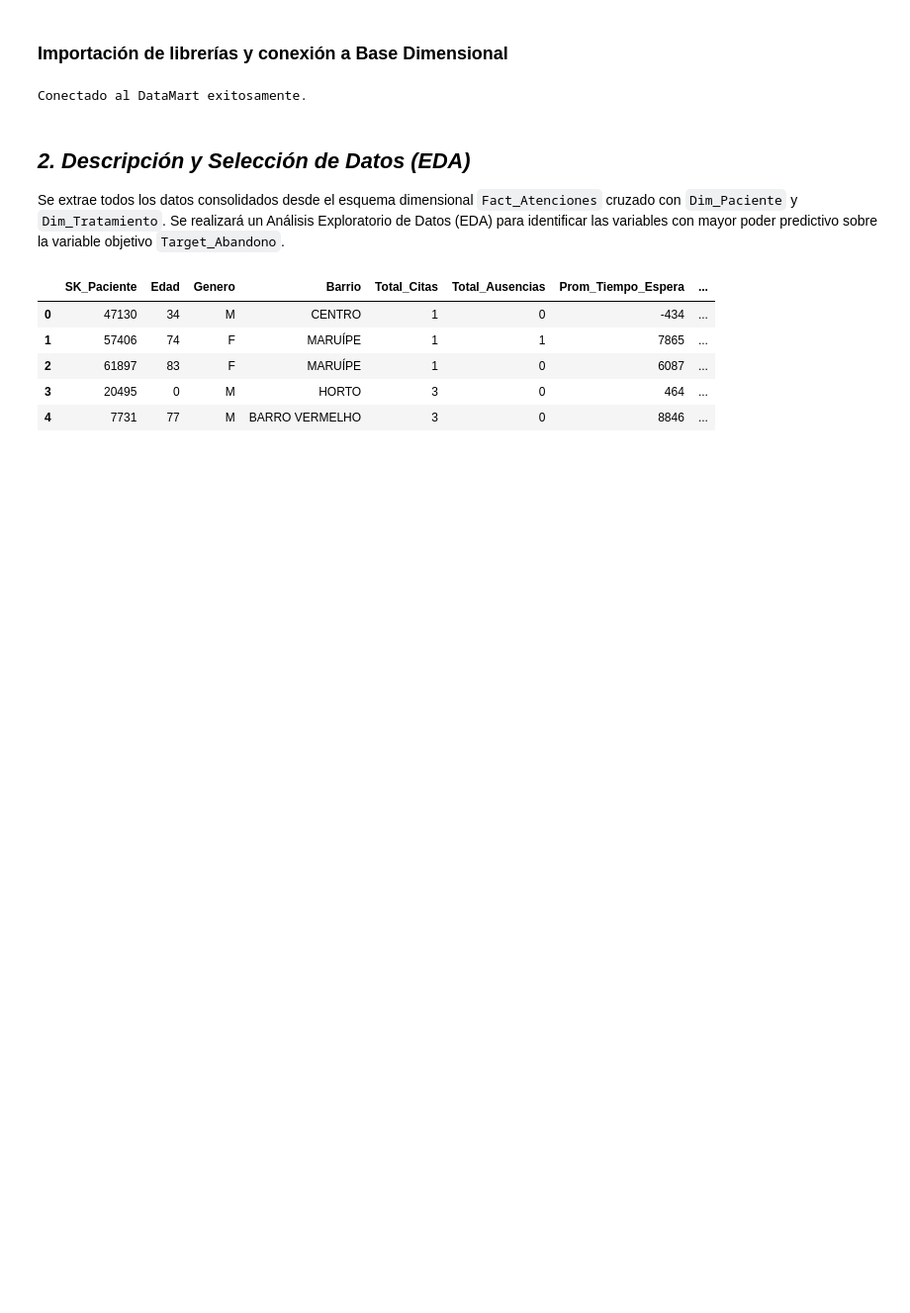
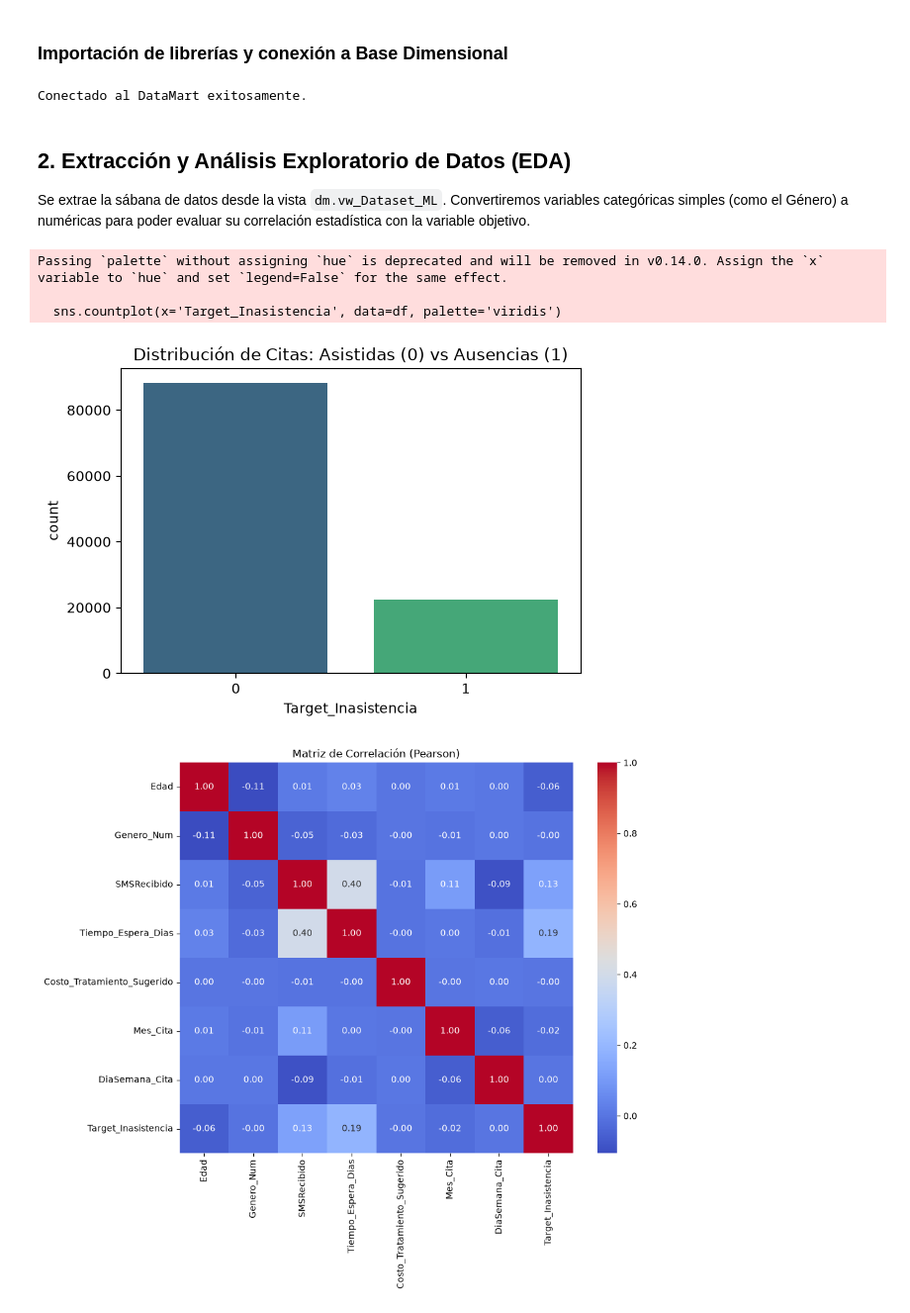
Before and after one commit to Falep24/Proyecto_GADI_Clinica, a Jupyter notebook: 02_Python/modulo_ia.ipynb, the cells around one changed output. Shown at 99% size. Cells and saved outputs as stored; diff of their text form; code cells hidden in the pictures; blank space fills up the shorter version.

```diff
--- a/02_Python/modulo_ia.ipynb
+++ b/02_Python/modulo_ia.ipynb
@@ -24,18 +25,33 @@ print("Conectado al DataMart exitosamente.")
 # %% [output]
 Conectado al DataMart exitosamente.
 # %% [markdown]
-## *2. Descripción y Selección de Datos (EDA)*
-Se extrae todos los datos consolidados desde el esquema dimensional `Fact_Atenciones` cruzado con `Dim_Paciente` y `Dim_Tratamiento`. Se realizará un Análisis Exploratorio de Datos (EDA) para identificar las variables con mayor poder predictivo sobre la variable objetivo `Target_Abandono`.
+## 2. Extracción y Análisis Exploratorio de Datos (EDA)
+Se extrae la sábana de datos desde la vista `dm.vw_Dataset_ML`. Convertiremos variables categóricas simples (como el Género) a numéricas para poder evaluar su correlación estadística con la variable objetivo.
 # %%
-query = """
-SELECT * FROM dm.vw_Dataset_ML
-"""
+# Extracción desde la vista actualizada
+query = "SELECT * FROM dm.vw_Dataset_ML"
 df = pd.read_sql(query, conn)
-display(df.head())
+
+# Preprocesamiento rápido: Convertir 'Genero' a variable binaria (F=0, M=1) para la matriz
+df['Genero_Num'] = df['Genero'].map({'F': 0, 'M': 1})
+
+# Visualización del desbalance de la variable objetivo
+plt.figure(figsize=(6,4))
+sns.countplot(x='Target_Inasistencia', data=df, palette='viridis')
+plt.title('Distribución de Citas: Asistidas (0) vs Ausencias (1)')
+plt.show()
+
+# Matriz de Correlación
+cols_numericas = ['Edad', 'Genero_Num', 'SMSRecibido', 'Tiempo_Espera_Dias',
+                  'Costo_Tratamiento_Sugerido', 'Mes_Cita', 'DiaSemana_Cita', 'Target_Inasistencia']
+
+plt.figure(figsize=(10,8))
+sns.heatmap(df[cols_numericas].corr(), annot=True, cmap='coolwarm', fmt=".2f")
+plt.title('Matriz de Correlación (Pearson)')
+plt.show()
 # %% [output]
-|  | SK_Paciente | Edad | Genero | Barrio | Total_Citas | Total_Ausencias | Prom_Tiempo_Espera | ... |
-| 0 | 47130 | 34 | M | CENTRO | 1 | 0 | -434 | ... |
-| 1 | 57406 | 74 | F | MARUÍPE | 1 | 1 | 7865 | ... |
-| 2 | 61897 | 83 | F | MARUÍPE | 1 | 0 | 6087 | ... |
-| 3 | 20495 | 0 | M | HORTO | 3 | 0 | 464 | ... |
-| 4 | 7731 | 77 | M | BARRO VERMELHO | 3 | 0 | 8846 | ... |
+Passing `palette` without assigning `hue` is deprecated and will be removed in v0.14.0. Assign the `x` variable to `hue` and set `legend=False` for the same effect.
+
+  sns.countplot(x='Target_Inasistencia', data=df, palette='viridis')
+[figure, added]
+[figure, added]
```
Also changed, not shown: parts of 10 cells of this notebook.
